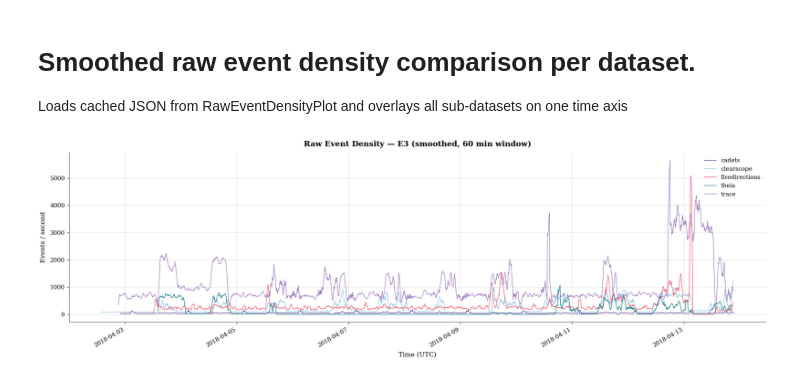
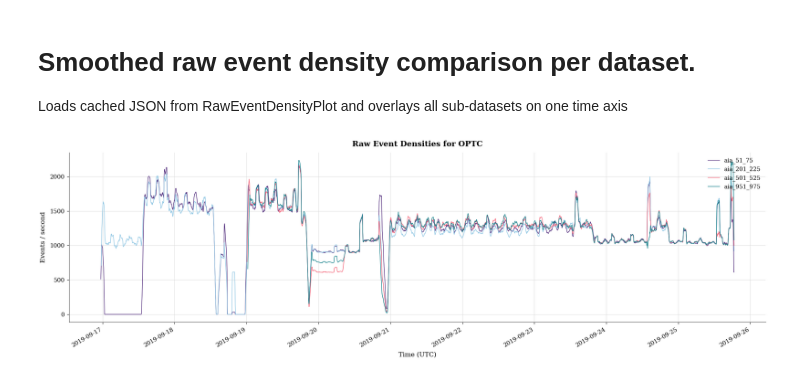
Before and after one commit to phSOLAIRE/provenance-benchmark-explorer, a Jupyter notebook: notebooks/secondary_plots.ipynb, the cells around one changed output. Cells and saved outputs as stored; diff of their text form; code cells hidden in the pictures.

Commit message:
small optc fix

```diff
--- a/notebooks/secondary_plots.ipynb
+++ b/notebooks/secondary_plots.ipynb
@@ -199,7 +199,7 @@ SMOOTHING_WINDOW = 12
 DATASETS = {
     "e3": ["cadets", "clearscope", "fivedirections", "theia", "trace"],
     "e5": ["cadets", "clearscope", "fivedirections", "marple", "theia", "trace"],
-    "optc": ["AIA-51-75", "AIA-201-225", "AIA-501-525", "AIA-951-975"],
+    "optc": ["aia_51_75", "aia_201_225", "aia_501_525", "aia_951_975"],
 }
 
 def _load_density_cache(dataset: str, sub_dataset: str) -> dict[str, int] | None:
@@ -268,7 +268,7 @@ def plot_density_comparison(
     fig.tight_layout()
     return fig
 # %%
-fig_e3 = plot_density_comparison("e3", log_scale=False)
+fig_e3 = plot_density_comparison("optc", log_scale=False)
 plt.show()
 # %% [output]
-[figure, old version]
+[figure, new version]
```
